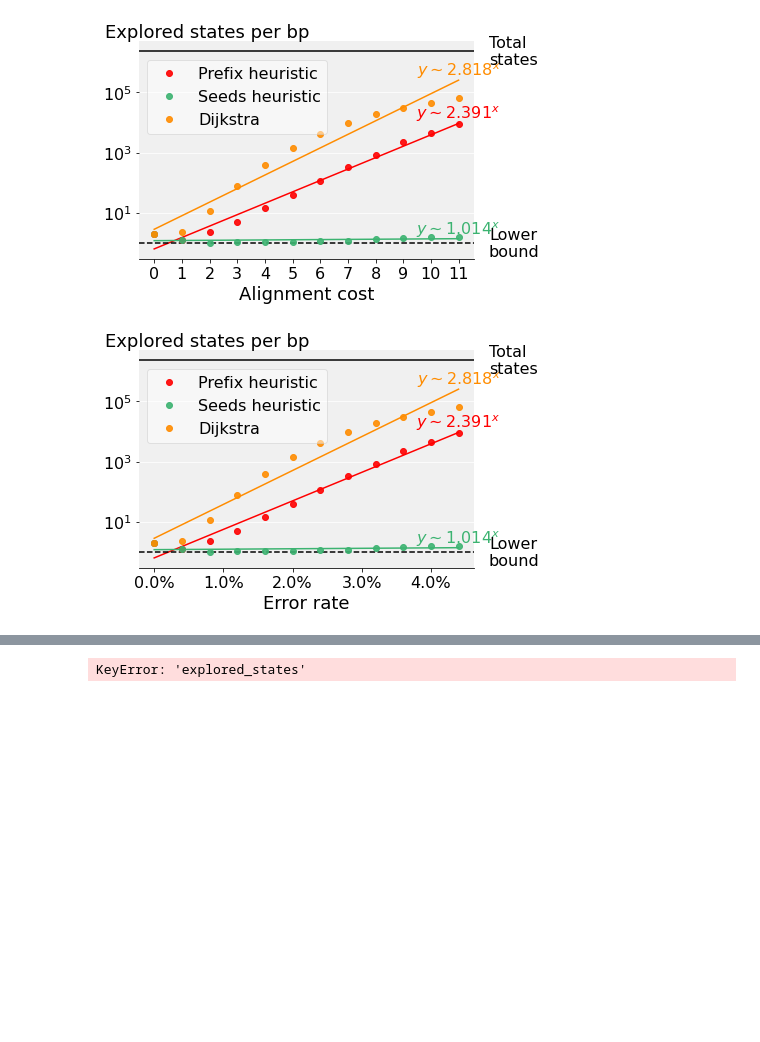
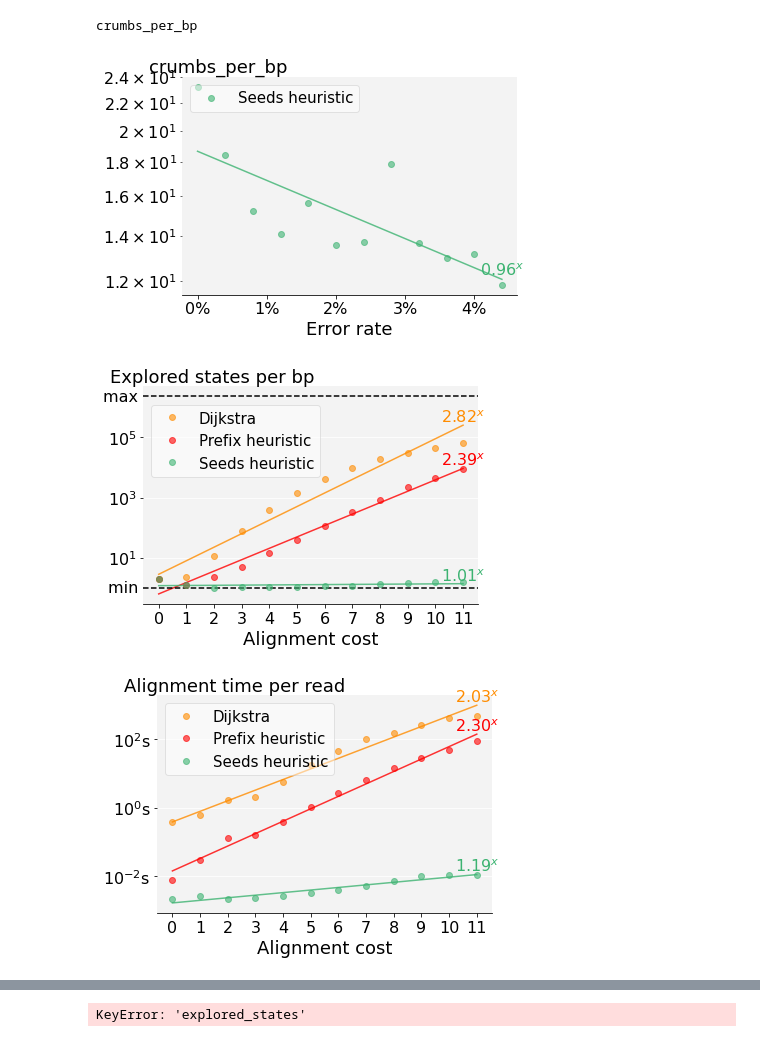
Before and after one commit to eth-sri/astarix, a Jupyter notebook: evals/astar_vs_dijkstra.ipynb, the cells around one changed output, grey strips where cells are left out. Cells and saved outputs as stored; diff of their text form; code cells hidden in the pictures; blank space fills up the shorter version.

Commit message:
report crumbs

```diff
--- a/evals/astar_vs_dijkstra.ipynb
+++ b/evals/astar_vs_dijkstra.ipynb
@@ -10,7 +10,7 @@ def astar_vs_dijkstra_img(df, x, y, hline, prefix, algo1=None, algo2=None, show_
     fig.set_size_inches(6, 4, forward=True)
 
     # grid
-    ax.set_facecolor('#F0F0F0')
+    ax.set_facecolor('#F3F3F3')
 
     # ticks
     ax.tick_params(
@@ -34,7 +34,7 @@ def astar_vs_dijkstra_img(df, x, y, hline, prefix, algo1=None, algo2=None, show_
         ax.spines[spine].set_visible(False)
 
     # Data
-    d = df.groupby(['algo', x], group_keys=False)[y].mean()
+    d = df.groupby(['algo', x], group_keys=False, observed=True)[y].mean()  # observed=True drops categorical algos that don't appear
     d = d.reset_index(name='mean_{}'.format(y))
     d = d.pivot(index=x, columns='algo', values='mean_{}'.format(y))
 
@@ -65,14 +65,14 @@ def astar_vs_dijkstra_img(df, x, y, hline, prefix, algo1=None, algo2=None, show_
             for i in xs:
                 regression_line.append(np.exp(a*i+b))
             #display(regression_line)
-            ax.plot(xs, regression_line, linestyle='-', color=algo2color(algo))
-            label = '$y \sim {{{:0.3f}}}^x$'.format(np.exp(a*(s.index[1]-s.index[0])))
+            ax.plot(xs, regression_line, linestyle='-', color=algo2color(algo), alpha=0.8)
+            label = '${{{:0.2f}}}^x$'.format(np.exp(a*(s.index[1]-s.index[0])))
             ax.text(xs[-1], regression_line[-1], label, #rotation=angle,
                     color=algo2color(algo), ha='center', va='bottom', size=16, alpha=1)
 
     # ticks
     if x == 'error_rate':
-        ax.xaxis.set_major_formatter(ticker.PercentFormatter(xmax=1.0, decimals=1))
+        ax.xaxis.set_major_formatter(ticker.PercentFormatter(xmax=1.0, decimals=0))
 
     if x == 'cost':
         ax.set_xticks(np.arange(0, max(df[x])+1, 1))
@@ -92,16 +92,16 @@ def astar_vs_dijkstra_img(df, x, y, hline, prefix, algo1=None, algo2=None, show_
     d.columns = [ algo2beautiful(col) for col in d.columns ]
 
     ########### Bars
-    d.plot(ax=ax, alpha=0.9, zorder=3, rot=0, color=colors, marker='o', ls='')
+    d.plot(ax=ax, alpha=0.6, zorder=3, rot=0, color=colors, marker='o', ls='')
     #d.plot.bar(ax=ax, alpha=0.5, width=0.7, zorder=3, rot=0, color=colors)
 
     if hline:
-        ax.legend(loc="upper left", bbox_to_anchor=(0.0, 0.95), prop={'size': 16}, framealpha=0.5)
+        ax.legend(loc="upper left", bbox_to_anchor=(0.0, 0.95), prop={'size': 15}, framealpha=0.5)
     else:
-        ax.legend(loc="upper left", prop={'size': 16}, framealpha=0.5)
+        ax.legend(loc="upper left", prop={'size': 15}, framealpha=0.5)
 
     if hline:
-        if y == 'explored_states':
+        if y == 'explored_states' or y == 'crumbs':
             miny = df.len.median()
             maxy = df.refsize.median()*df.len.median()
         elif y == 'explored_per_bp':
@@ -110,11 +110,11 @@ def astar_vs_dijkstra_img(df, x, y, hline, prefix, algo1=None, algo2=None, show_
         else:
             assert(False)
 
-        ax.axhline(maxy, color='k', linestyle='solid', label=df.ref[0]) #, xmin=min(df[x]), xmax=max(df[x])+1
-        ax.text(max(df[x])*1.1, maxy, 'Total\nstates', ha='left', va='center', size=16)
+        ax.axhline(maxy, color='k', linestyle='--', label=df.ref[0]) #, xmin=min(df[x]), xmax=max(df[x])+1
+        ax.text(0.0, maxy, 'max    ', ha='right', va='center', size=16)
 
         ax.axhline(y=miny, color='k', linestyle='--', label=df.ref[0])  # xmin=min(df[x]), xmax=max(df[x])+1,
-        ax.text(max(df[x])*1.1, miny, 'Lower\nbound', ha='left', va='center', size=16)
+        ax.text(0.0, miny, 'min    ', ha='right', va='center', size=16)
 
     ax.set_yscale('log')
 
@@ -136,15 +136,24 @@ def astar_vs_dijkstra_img(df, x, y, hline, prefix, algo1=None, algo2=None, show_
 # %%
 experiment_name = 'prefix_vs_seeds_ecoli_250_errors_intervals_cmp'
 plots_dir = Path('plots')
+
+df_seeds = read_astarix_performance('../tmp/ecoli_head1000000_linear_eval250/astar-seeds/alignments.tsv')
+
 df = read_astarix_performance('../tmp/ecoli_head1000000_linear_eval250/astar-prefix/alignments.tsv')
-df = df.append(read_astarix_performance('../tmp/ecoli_head1000000_linear_eval250/astar-seeds/alignments.tsv'), ignore_index=True)
+df = df.append(df_seeds, ignore_index=True)
 df = df.append(read_astarix_performance('../tmp/ecoli_head1000000_linear_eval250/dijkstra/alignments.tsv'), ignore_index=True)
 
-display(df.head())
-display(df.tail())
+display(df_seeds.head())
+#display(df.tail())
 
+astar_vs_dijkstra_img(df_seeds, y='crumbs_per_bp', x='error_rate', hline=False, prefix=experiment_name)
+
+# alignment cost
 astar_vs_dijkstra_img(df, y='explored_per_bp', x='cost', hline=True, prefix=experiment_name)
+astar_vs_dijkstra_img(df, y='t(map)', x='cost', hline=False, prefix=experiment_name)
+
+# error rate
 astar_vs_dijkstra_img(df, y='explored_per_bp', x='error_rate', hline=True, prefix=experiment_name)
-#astar_vs_dijkstra_img(df, y='t(map)', x='cost', hline=False, prefix=experiment_name, algo1="astar-prefix", algo2="astar-seeds")
+astar_vs_dijkstra_img(df, y='t(map)', x='error_rate', hline=False, prefix=experiment_name)
 # %% [output]
 |  | ref | refsize | algo | operation | memory | len | read | spell | cost | start | strand | ... |
@@ -162,2 +166,4 @@ astar_vs_dijkstra_img(df, y='explored_per_bp', x='error_rate', hline=True, prefi
+crumbs_per_bp
-[figure, old version]
+[figure, new version]
-[figure, old version]
+[figure, new version]
+[figure, added]
```
Also changed, not shown: parts of 2 cells of this notebook, 6 other files.
